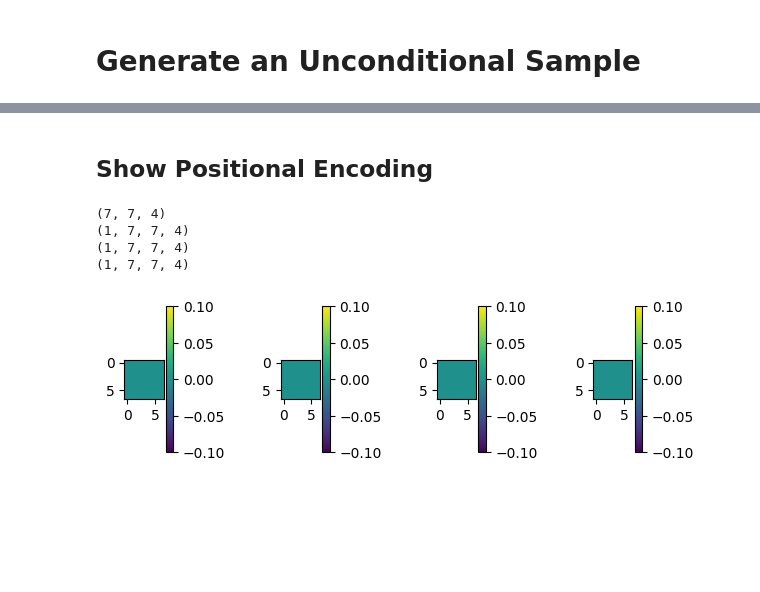
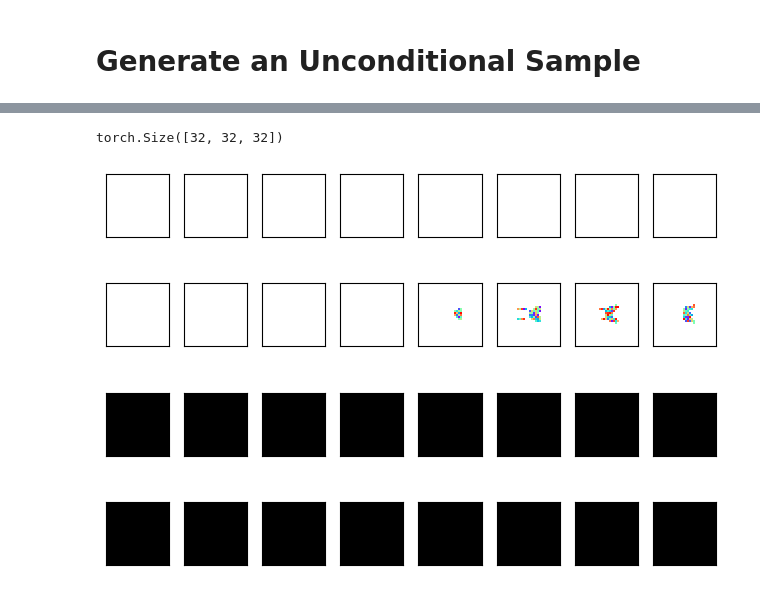
Before and after one commit to felixomahony/transformer-predictor, a Jupyter notebook: results_output.ipynb, the cells around one changed output, grey strips where cells are left out. Cells and saved outputs as stored; diff of their text form; code cells hidden in the pictures; blank space fills up the shorter version.

```diff
--- a/results_output.ipynb
+++ b/results_output.ipynb
@@ -166,2 +122,0 @@ plot(gen_sample.detach().cpu().numpy())
-# %% [markdown]
-## Show Positional Encoding
@@ -170,17 +123,13 @@ pos_enc = maskgit.vit.pos_emb.view(*shape, 4).detach().cpu().numpy()
-# %%
-z_dim = 7 if CONDITIONALISE_DIM == -1 else 1
-for i in range(z_dim):
-    for j in range(4):
-        plt.subplot(z_dim, 4, 4*i+j+1)
-        print(pos_enc.shape)
-        pos_enc = pos_enc.reshape(z_dim, 7, -1, 4)
-        plt.imshow(pos_enc[i, ..., j], cmap='viridis')
-        plt.colorbar()
-        # plt.axis('off')
-plt.tight_layout()
-# %% [output]
-(7, 7, 4)
-(1, 7, 7, 4)
-(1, 7, 7, 4)
-(1, 7, 7, 4)
-[figure, removed]
+# %%
+init_code = torch.from_numpy(data_module.train_dataset[2]).cuda()
+init_code = init_code.view(*maskgit.datum_shape)
+print(init_code.shape)
+# init_code[torch.rand(init_code.shape)>0.1] = maskgit.args.vit.mask_value
+init_code[16:] = maskgit.args.vit.mask_value
+
+init_code = init_code.view(1, -1)
+
+plot(init_code.detach().cpu())
+# %% [output]
+torch.Size([32, 32, 32])
+[figure, added]
```
Also changed, not shown: parts of 29 cells of this notebook, 11 other files.
